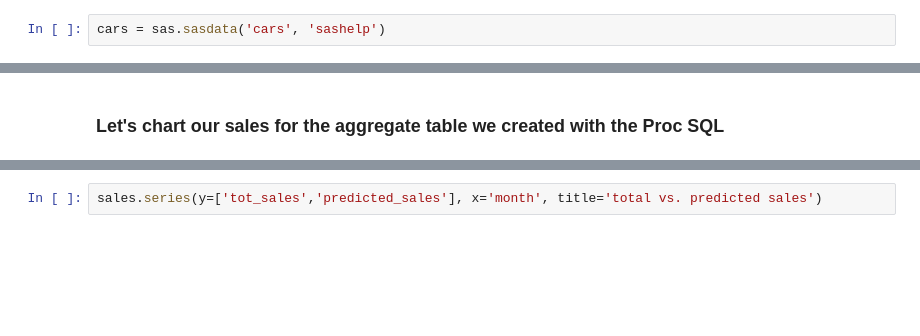
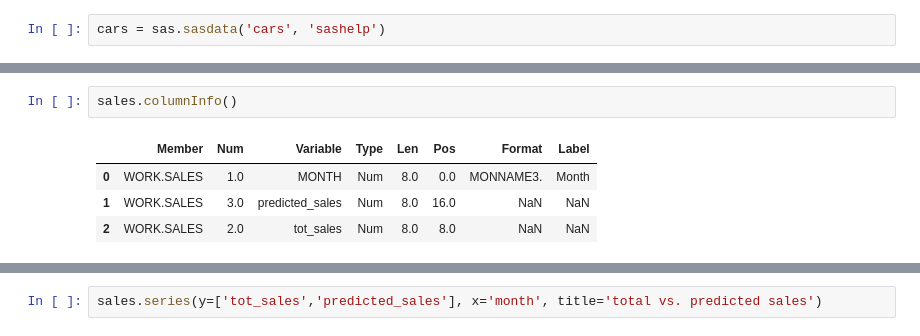
Before and after one commit to 0xdomyz/sas_collection, a Jupyter notebook: saspy_scripts/proc_sql.ipynb, the cells around one changed output, grey strips where cells are left out. Cells and saved outputs as stored; diff of their text form; blank space fills up the shorter version.

Commit message:
finalise proc sql

```diff
--- a/saspy_scripts/proc_sql.ipynb
+++ b/saspy_scripts/proc_sql.ipynb
@@ -34,2 +15,7 @@ NOTE: PROCEDURE SQL used (Total process time):
-# %% [markdown]
-### Let's chart our sales for the aggregate table we created with the Proc SQL
+# %%
+sales.columnInfo()
+# %% [output]
+|  | Member | Num | Variable | Type | Len | Pos | Format | Label |
+| 0 | WORK.SALES | 1.0 | MONTH | Num | 8.0 | 0.0 | MONNAME3. | Month |
+| 1 | WORK.SALES | 3.0 | predicted_sales | Num | 8.0 | 16.0 | NaN | NaN |
+| 2 | WORK.SALES | 2.0 | tot_sales | Num | 8.0 | 8.0 | NaN | NaN |
```
Also changed, not shown: parts of 9 cells of this notebook.
